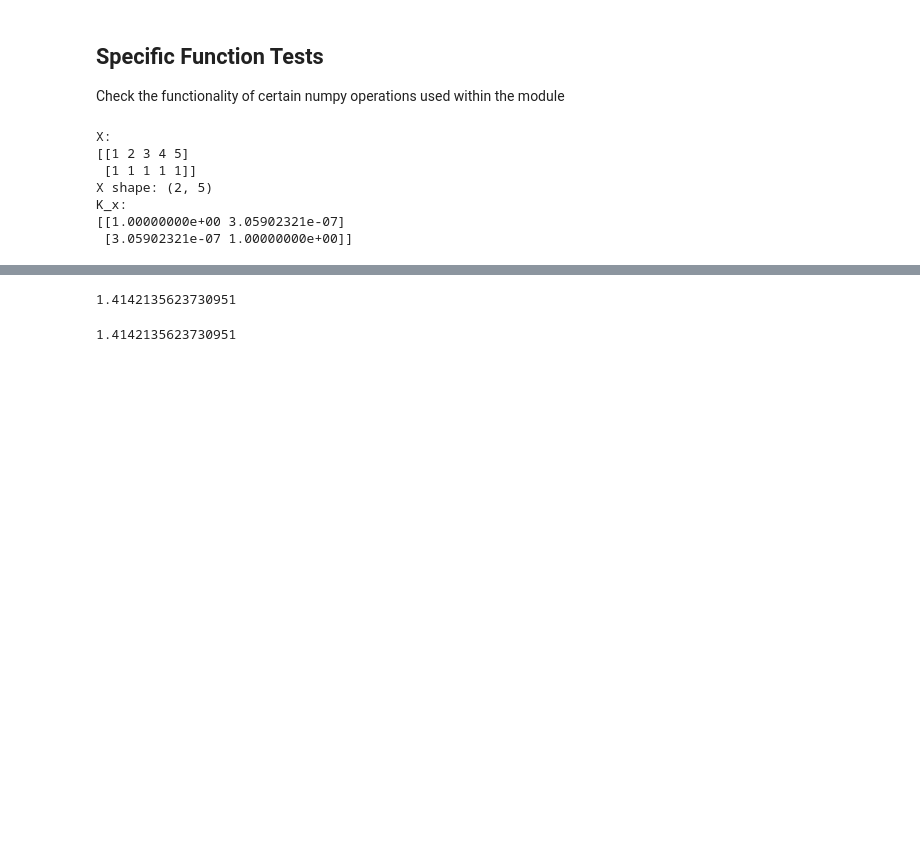
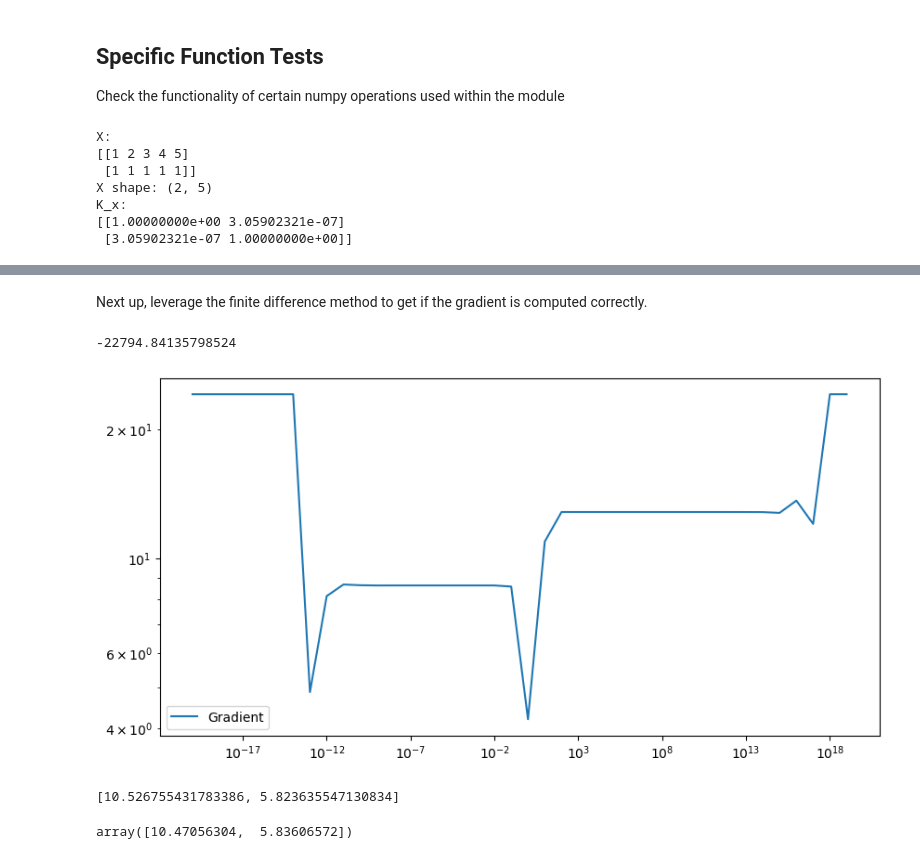
Before and after one commit to KataTech/OTFactorDiscovery, a Jupyter notebook: kai/flow_ot_exp.ipynb, the cells around one changed output, grey strips where cells are left out. Cells and saved outputs as stored; diff of their text form; code cells hidden in the pictures; blank space fills up the shorter version.

Commit message:
Implemented finite difference gradient verifier

```diff
--- a/kai/flow_ot_exp.ipynb
+++ b/kai/flow_ot_exp.ipynb
@@ -198,9 +128,52 @@ array([[-0., -0., -0.],
-# %%
-np.linalg.norm(x[0] - y[0])
-# %% [output]
-1.4142135623730951
-# %%
-import math
-math.sqrt(1 - 1 + (-1)**2 + (-1)**2)
-# %% [output]
-1.4142135623730951
+# %% [markdown]
+Next up, leverage the finite difference method to get if the gradient is computed correctly.
+# %%
+# again, simulate some arbitrary data points for testing
+importlib.reload(flow_ot)
+np.random.seed(26)
+X, Z, centers = make_blobs(n_samples=100, centers=3, n_features=2, random_state=1, return_centers=True)
+Z = Z.reshape(100, 1)
+Y = np.random.randn(X.shape[0], X.shape[1]) * 5
+flow_ot.compute_L(X, Y, Z, lam=65)
+# %% [output]
+-22794.84135798524
+# %%
+def perturbing_Y(Y, epsilon, direction, i):
+    Y_perturbed = np.copy(Y)
+    Y_perturbed[i, :] += epsilon * direction
+    return Y_perturbed
+
+def finite_difference(epsilon, test_vectors, i, lam=1.0):
+    return [(flow_ot.compute_L(X, perturbing_Y(Y, epsilon, direction, i), Z, lam=lam) - flow_ot.compute_L(X, perturbing_Y(Y, -epsilon, direction, i), Z, lam=lam)) / (2 * epsilon) for direction in test_vectors]
+
+def plot_log_grad_difference(i, lam = 50):
+    """
+    Plot a log-log plot of the finite difference approximation of the gradient
+
+    Inputs:
+        - i: the index of the data point to compute the gradient for
+        - lam: the regularization parameter
+    """
+    # compute the gradient of the loss function
+    grad = flow_ot.gaussian_kernel_kl_grad(X, Y, lam, flow_ot.gaussian_kernel(Y), flow_ot.gaussian_kernel(Z))[i]
+    # compute the finite difference approximation of the gradient
+    epsilons = np.array([10**i for i in range(-20, 20)])
+    test_vectors = np.eye(X.shape[1])
+    grad_diff = np.array([np.linalg.norm(finite_difference(epsilon, test_vectors, i, lam=lam) - grad) for epsilon in epsilons])
+    # plot the results
+    plt.figure(figsize=(10, 5))
+    plt.loglog(epsilons, np.abs(grad_diff), label="Gradient")
+    plt.legend()
+    plt.show()
+# %%
+plot_log_grad_difference(0, lam=50)
+# %% [output]
+[figure, added]
+# %%
+finite_difference(0.0000001, np.eye(X.shape[1]), 2, lam=4)
+# %% [output]
+[10.526755431783386, 5.823635547130834]
+# %%
+flow_ot.gaussian_kernel_kl_grad(X, Y, 4, flow_ot.gaussian_kernel(Y), flow_ot.gaussian_kernel(Z))[2]
+# %% [output]
+array([10.47056304,  5.83606572])
```
Also changed, not shown: parts of 8 cells of this notebook, 1 other file.
